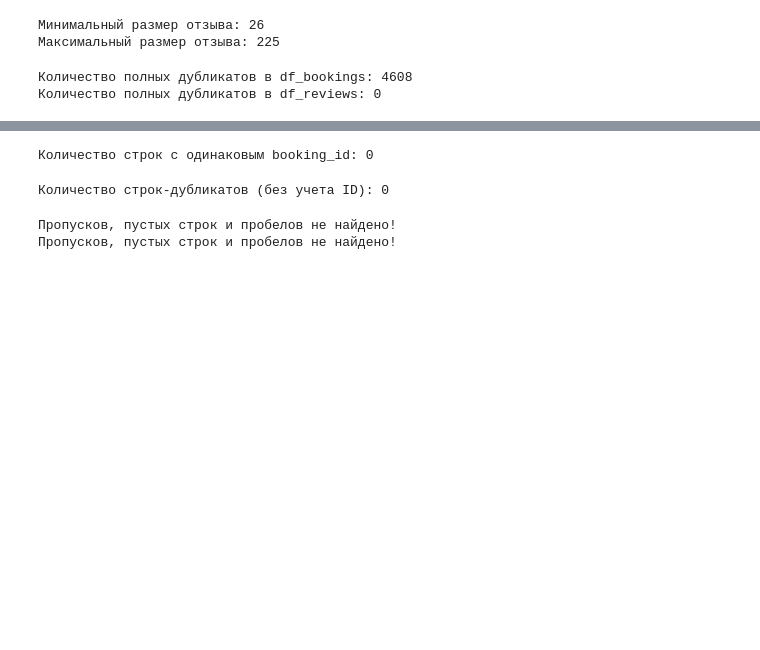
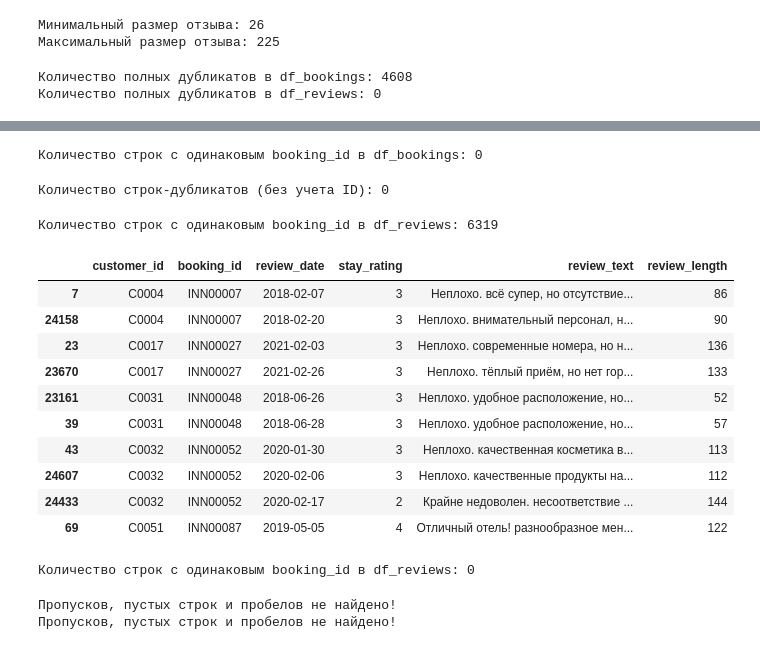
Before and after one commit to danat7075/DS_4_4, a Jupyter notebook: DS_4_4.ipynb, the cells around one changed output, grey strips where cells are left out. Drawn from its saved outputs; the diff is of its cells as text; code cells hidden in the pictures; blank space fills up the shorter version.

```diff
--- a/DS_4_4.ipynb
+++ b/DS_4_4.ipynb
@@ -450,9 +466,9 @@ df_bookings = df_bookings.drop_duplicates().reset_index(drop=True)
 # %%
 # Посмотрим, есть ли строки с одинаковым booking_id в df_bookings
 duplicate_booking_ids = df_bookings[df_bookings.duplicated(subset=['booking_id'], keep=False)]
-print(f"Количество строк с одинаковым booking_id: {duplicate_booking_ids.shape[0]}")
+print(f"Количество строк с одинаковым booking_id в df_bookings: {duplicate_booking_ids.shape[0]}")
 # %% [output]
-Количество строк с одинаковым booking_id: 0
+Количество строк с одинаковым booking_id в df_bookings: 0
 # %%
 # Посмотрим, есть ли строки где все поля, кроме booking_id, совпадают
 cols_to_check = [col for col in df_bookings.columns if col != 'booking_id']
@@ -463,6 +479,39 @@ dups_no_id = df_bookings[df_bookings.duplicated(subset=cols_to_check, keep=False
 print(f"Количество строк-дубликатов (без учета ID): {dups_no_id.shape[0]}")
 # %% [output]
 Количество строк-дубликатов (без учета ID): 0
+# %%
+# Посмотрим, есть ли строки с одинаковым booking_id в df_reviews
+duplicate_booking_ids = df_reviews[df_reviews.duplicated(subset=['booking_id'], keep=False)]
+print(f"Количество строк с одинаковым booking_id в df_reviews: {duplicate_booking_ids.shape[0]}")
+# %% [output]
+Количество строк с одинаковым booking_id в df_reviews: 6319
+# %%
+# Покажем строки с одинаковым booking_id в df_reviews
+duplicate_booking_ids = df_reviews[df_reviews.duplicated(subset=['booking_id'], keep=False)]
+display(duplicate_booking_ids.sort_values(by=duplicate_booking_ids.columns.tolist()).head(10))
+# %% [output]
+|  | customer_id | booking_id | review_date | stay_rating | review_text | review_length |
+| 7 | C0004 | INN00007 | 2018-02-07 | 3 | Неплохо. всё супер, но отсутствие... | 86 |
+| 24158 | C0004 | INN00007 | 2018-02-20 | 3 | Неплохо. внимательный персонал, н... | 90 |
+| 23 | C0017 | INN00027 | 2021-02-03 | 3 | Неплохо. современные номера, но н... | 136 |
+| 23670 | C0017 | INN00027 | 2021-02-26 | 3 | Неплохо. тёплый приём, но нет гор... | 133 |
+| 23161 | C0031 | INN00048 | 2018-06-26 | 3 | Неплохо. удобное расположение, но... | 52 |
+| 39 | C0031 | INN00048 | 2018-06-28 | 3 | Неплохо. удобное расположение, но... | 57 |
+| 43 | C0032 | INN00052 | 2020-01-30 | 3 | Неплохо. качественная косметика в... | 113 |
+| 24607 | C0032 | INN00052 | 2020-02-06 | 3 | Неплохо. качественные продукты на... | 112 |
+| 24433 | C0032 | INN00052 | 2020-02-17 | 2 | Крайне недоволен. несоответствие ... | 144 |
+| 69 | C0051 | INN00087 | 2019-05-05 | 4 | Отличный отель! разнообразное мен... | 122 |
+# %%
+# Сортируем по booking_id и review_date, чтобы самые свежие отзывы были внизу
+df_reviews = df_reviews.sort_values(by=['booking_id', 'review_date'], ascending=True)
+
+# Удаляем дубликаты, оставляя только последнюю (самую свежую) запись для каждого booking_id
+df_reviews = df_reviews.drop_duplicates(subset=['booking_id'], keep='last')
+
+duplicate_booking_ids = df_reviews[df_reviews.duplicated(subset=['booking_id'], keep=False)]
+print(f"Количество строк с одинаковым booking_id в df_reviews: {duplicate_booking_ids.shape[0]}")
+# %% [output]
+Количество строк с одинаковым booking_id в df_reviews: 0
 # %%
 def check_missing_empty_spaces(df):
     # Проверим датасет на пропуски, пустые строки и строки состоящие только из пробелов
```
Also changed, not shown: parts of 14 cells of this notebook.
